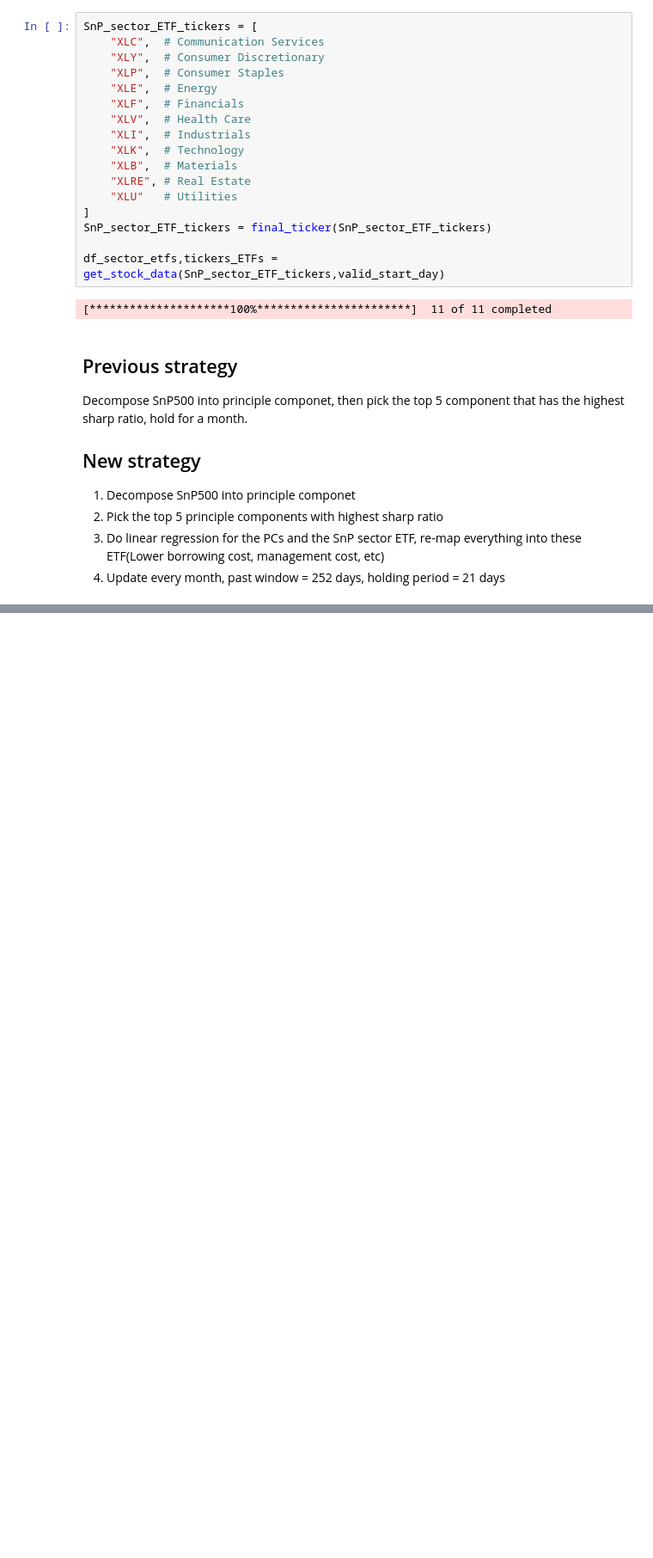
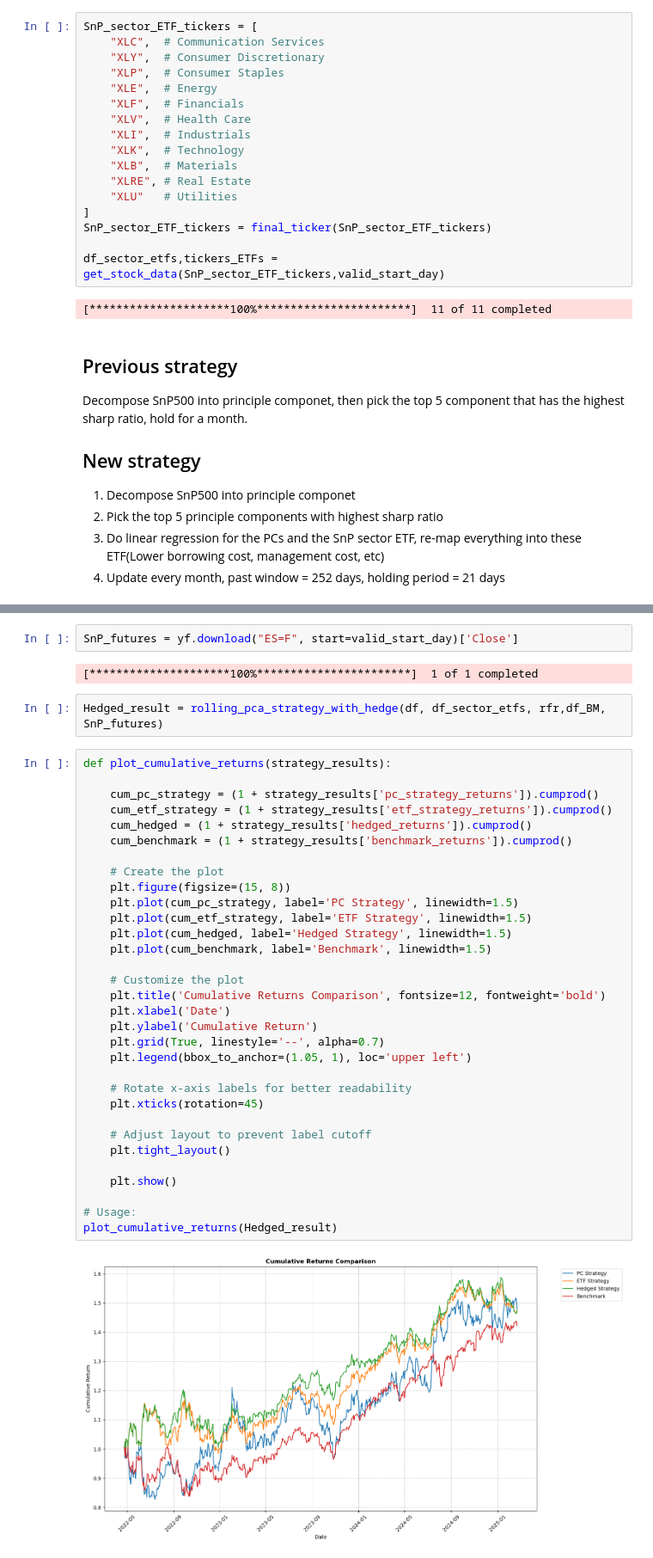
Before and after one commit to SzeLok0305/Portfolio_theory, a Jupyter notebook: PCA ETF bases.ipynb, the cells around one changed output, grey strips where cells are left out. Shown at 86% size. Drawn from its saved outputs; the diff is of its cells as text; blank space fills up the shorter version.

```diff
--- a/PCA ETF bases.ipynb
+++ b/PCA ETF bases.ipynb
@@ -449,0 +630,40 @@ down_beta: -0.025
+# %%
+SnP_futures = yf.download("ES=F", start=valid_start_day)['Close']
+# %% [output]
+[*********************100%***********************]  1 of 1 completed
+# %%
+Hedged_result = rolling_pca_strategy_with_hedge(df, df_sector_etfs, rfr,df_BM, SnP_futures)
+# %%
+def plot_cumulative_returns(strategy_results):
+
+    cum_pc_strategy = (1 + strategy_results['pc_strategy_returns']).cumprod()
+    cum_etf_strategy = (1 + strategy_results['etf_strategy_returns']).cumprod()
+    cum_hedged = (1 + strategy_results['hedged_returns']).cumprod()
+    cum_benchmark = (1 + strategy_results['benchmark_returns']).cumprod()
+
+    # Create the plot
+    plt.figure(figsize=(15, 8))
+    plt.plot(cum_pc_strategy, label='PC Strategy', linewidth=1.5)
+    plt.plot(cum_etf_strategy, label='ETF Strategy', linewidth=1.5)
+    plt.plot(cum_hedged, label='Hedged Strategy', linewidth=1.5)
+    plt.plot(cum_benchmark, label='Benchmark', linewidth=1.5)
+
+    # Customize the plot
+    plt.title('Cumulative Returns Comparison', fontsize=12, fontweight='bold')
+    plt.xlabel('Date')
+    plt.ylabel('Cumulative Return')
+    plt.grid(True, linestyle='--', alpha=0.7)
+    plt.legend(bbox_to_anchor=(1.05, 1), loc='upper left')
+
+    # Rotate x-axis labels for better readability
+    plt.xticks(rotation=45)
+
+    # Adjust layout to prevent label cutoff
+    plt.tight_layout()
+
+    plt.show()
+
+# Usage:
+plot_cumulative_returns(Hedged_result)
+# %% [output]
+[figure, added]
```
Also changed, not shown: parts of 8 cells of this notebook, 1 other file.
